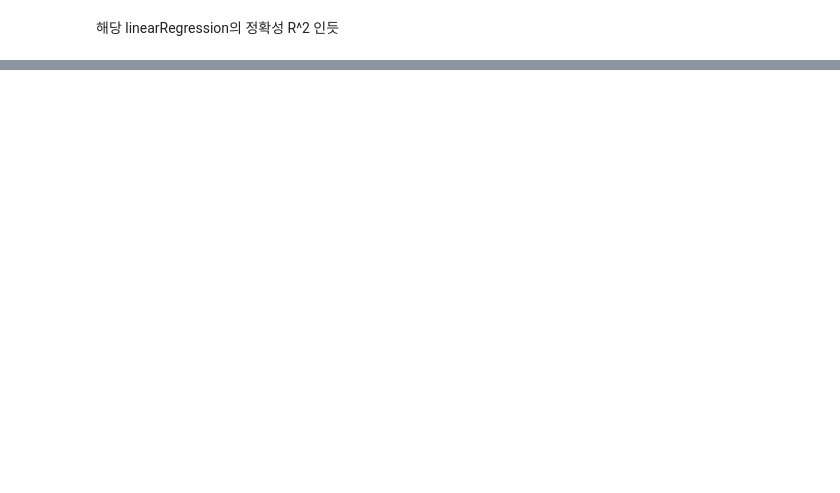
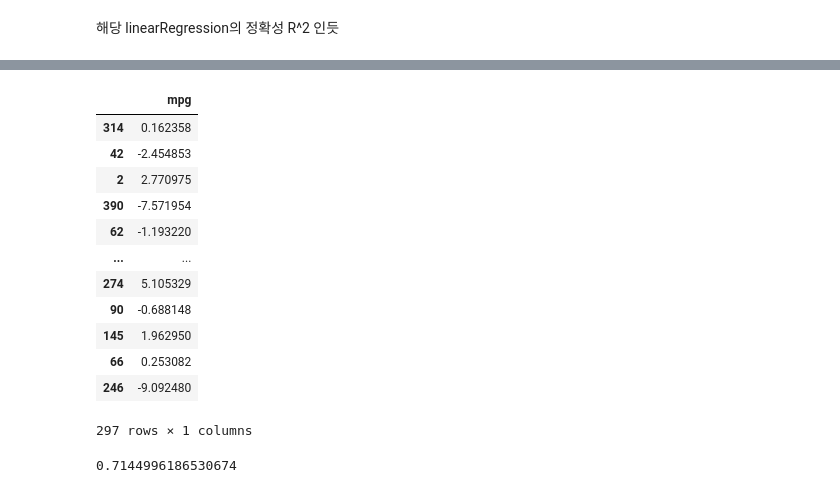
Before and after one commit to creamcheesesteak/test_machinelearning, a Jupyter notebook: autompg_regression_machinelearning-Copy2.ipynb, the cells around one changed output, grey strips where cells are left out. Saved outputs shown, nothing was run; the diff lists cells and outputs as text; code cells hidden in the pictures; blank space fills up the shorter version.

```diff
--- a/autompg_regression_machinelearning-Copy2.ipynb
+++ b/autompg_regression_machinelearning-Copy2.ipynb
@@ -176,0 +188,3 @@ lr.score(X_test,  Y_test)
+# %%
+y_predict = lr.predict(X_train)
+y_predict
@@ -176,0 +209,21 @@ lr.score(X_test,  Y_test)
+# %%
+y_result = y_predict - Y_train
+y_result
+# %% [output]
+|  | mpg |
+| 314 | 0.162358 |
+| 42 | -2.454853 |
+| 2 | 2.770975 |
+| 390 | -7.571954 |
+| 62 | -1.193220 |
+| ... | ... |
+| 274 | 5.105329 |
+| 90 | -0.688148 |
+| 145 | 1.962950 |
+| 66 | 0.253082 |
+| 246 | -9.092480 |
+297 rows × 1 columns
+# %%
+lr.score(X_train, Y_train)
+# %% [output]
+0.7144996186530674
```
Also changed, not shown: parts of 13 cells of this notebook, 5 other files.
